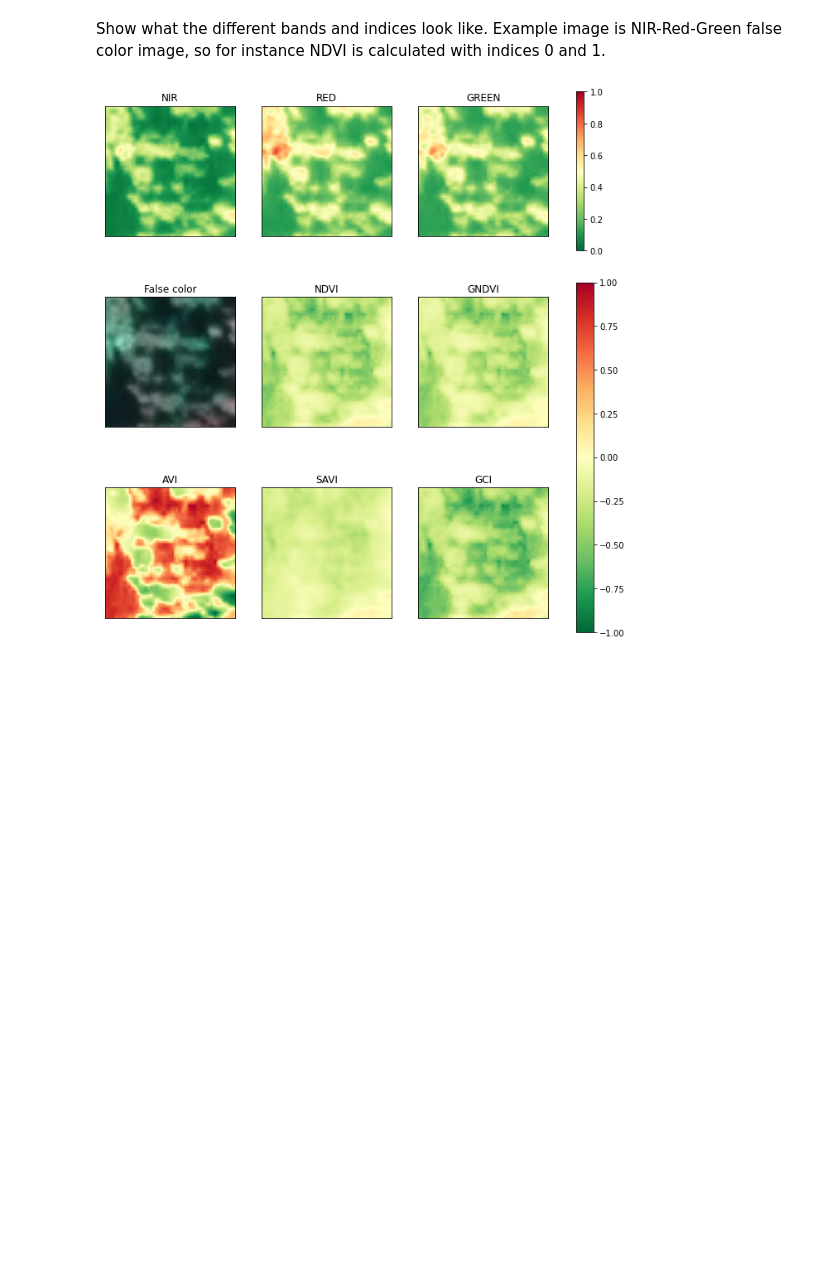
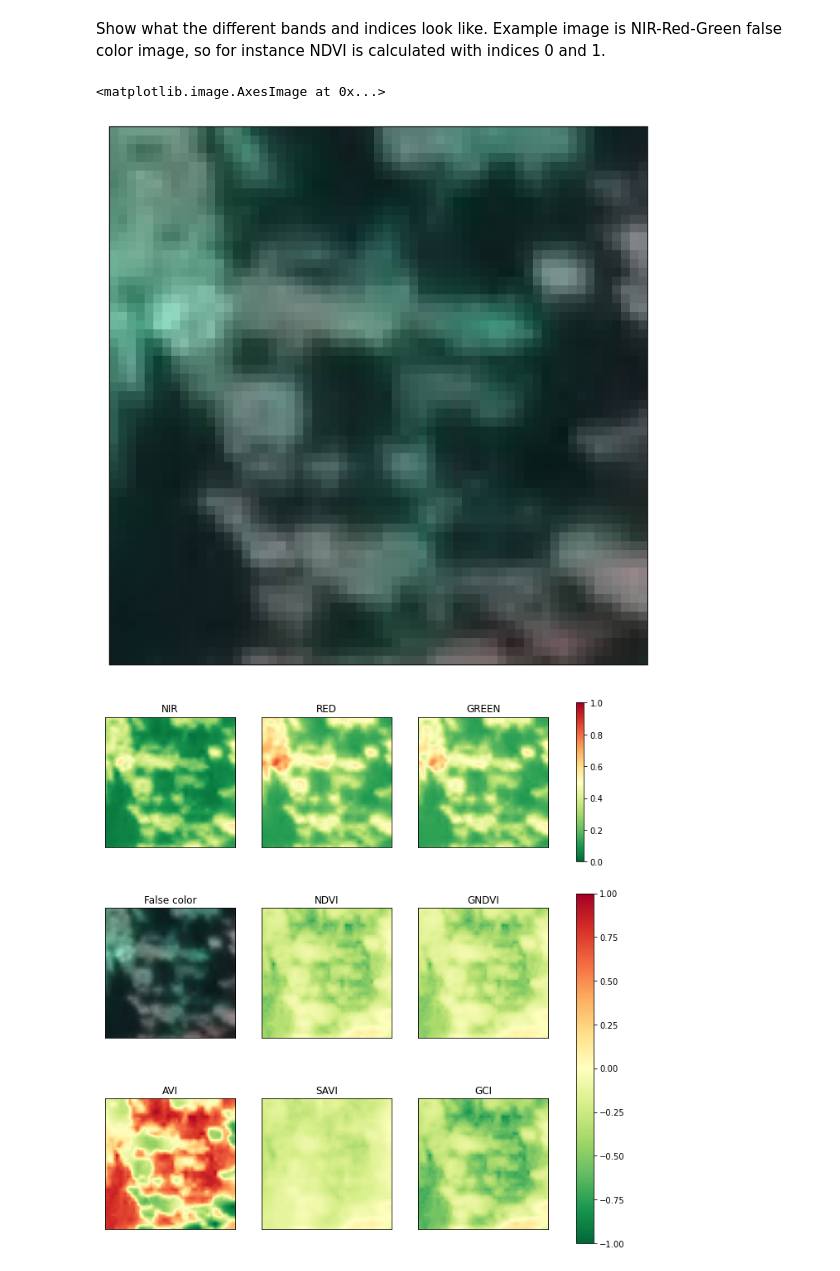
Before and after one commit to mayrajeo/enveco, a Jupyter notebook: nbs/00_data.image.ipynb, the cells around one changed output. Drawn from its saved outputs; the diff is of its cells as text; code cells hidden in the pictures; blank space fills up the shorter version.

```diff
--- a/nbs/00_data.image.ipynb
+++ b/nbs/00_data.image.ipynb
@@ -92,6 +92,14 @@ tiffile_ndvi.shape
 (4, 61, 61)
 # %% [markdown]
 Show what the different bands and indices look like. Example image is NIR-Red-Green false color image, so for instance NDVI is calculated with indices 0 and 1.
+# %%
+fig, axs = plt.subplots(figsize=(8,8), dpi=300)
+axs.set_xticks([])
+axs.set_yticks([])
+plt.imshow(tiffile.swapaxes(0,2).swapaxes(0,1))
+# %% [output]
+<matplotlib.image.AxesImage at 0x...>
+[figure, added]
 # %%
 fig, axs = plt.subplots(3,3, figsize=(12,12), gridspec_kw={})
 
```
Also changed, not shown: parts of 2 cells of this notebook, 9 other files.
